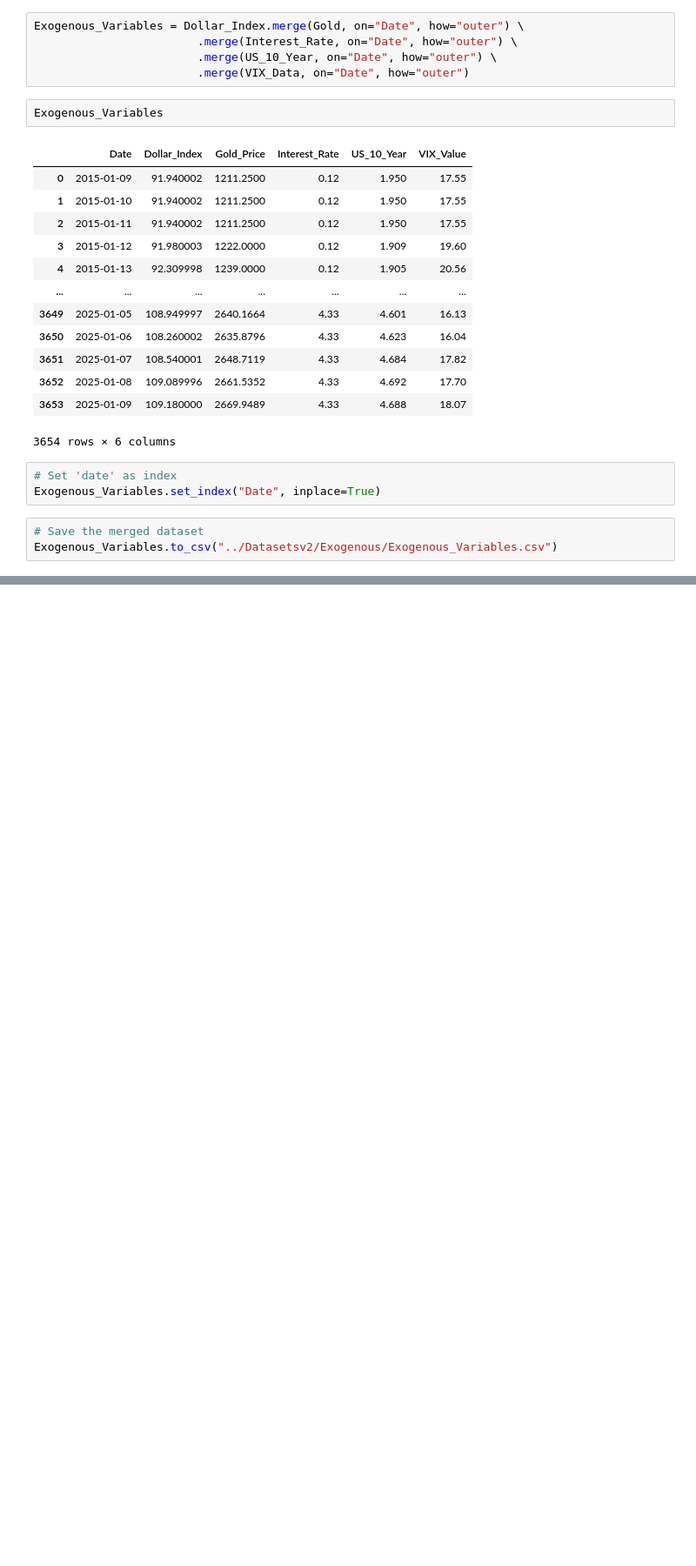
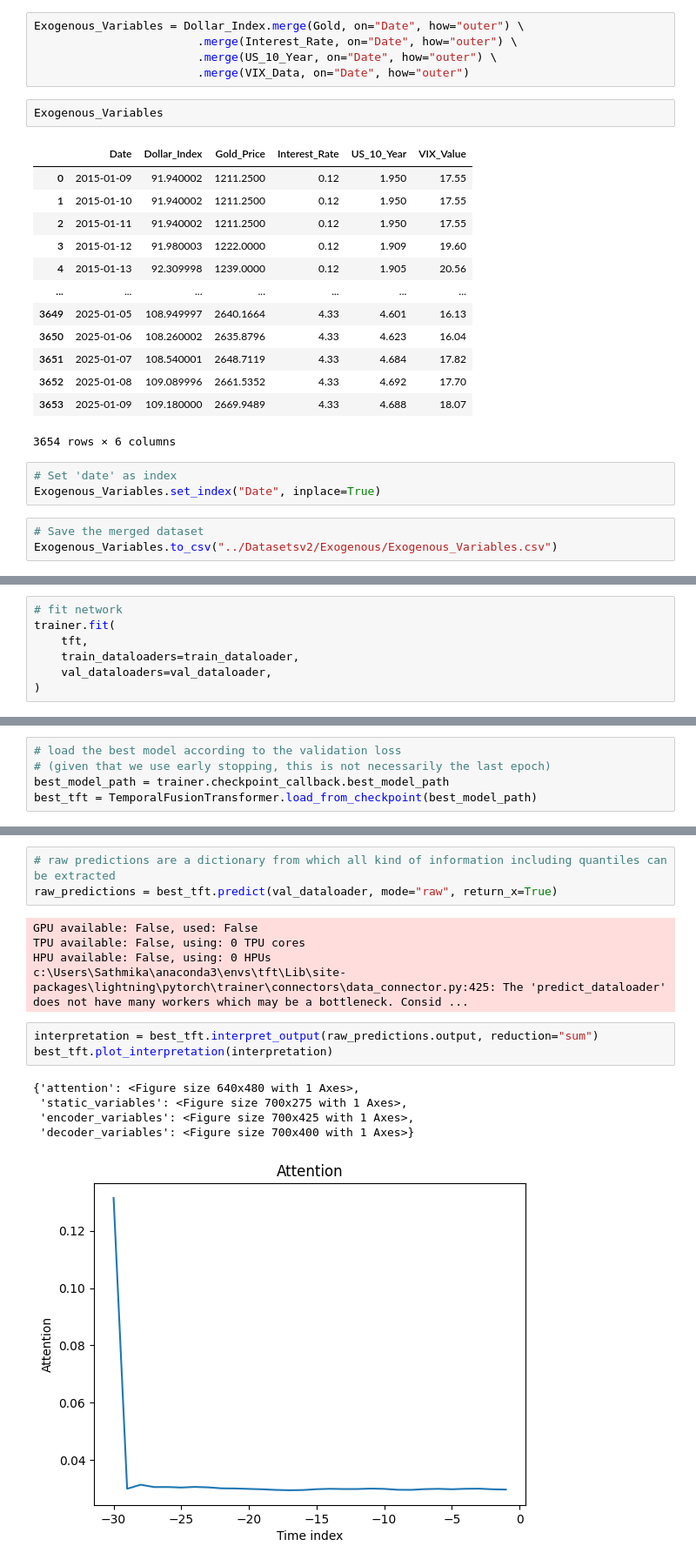
Before and after one commit to sathmikaDev/FYP, a Jupyter notebook: mainCode/main_tft.ipynb, the cells around one changed output, grey strips where cells are left out. Shown at 87% size. Drawn from its saved outputs; the diff is of its cells as text; blank space fills up the shorter version.

Commit message:
created the tft model

```diff
--- a/mainCode/main_tft.ipynb
+++ b/mainCode/main_tft.ipynb
@@ -44,0 +480,7 @@ Exogenous_Variables.to_csv("../Datasetsv2/Exogenous/Exogenous_Variables.csv")
+# %%
+# fit network
+trainer.fit(
+    tft,
+    train_dataloaders=train_dataloader,
+    val_dataloaders=val_dataloader,
+)
@@ -44,0 +507,5 @@ Exogenous_Variables.to_csv("../Datasetsv2/Exogenous/Exogenous_Variables.csv")
+# %%
+# load the best model according to the validation loss
+# (given that we use early stopping, this is not necessarily the last epoch)
+best_model_path = trainer.checkpoint_callback.best_model_path
+best_tft = TemporalFusionTransformer.load_from_checkpoint(best_model_path)
@@ -44,0 +515,17 @@ Exogenous_Variables.to_csv("../Datasetsv2/Exogenous/Exogenous_Variables.csv")
+# %%
+# raw predictions are a dictionary from which all kind of information including quantiles can be extracted
+raw_predictions = best_tft.predict(val_dataloader, mode="raw", return_x=True)
+# %% [output]
+GPU available: False, used: False
+TPU available: False, using: 0 TPU cores
+HPU available: False, using: 0 HPUs
+c:\Users\Sathmika\anaconda3\envs\tft\Lib\site-packages\lightning\pytorch\trainer\connectors\data_connector.py:425: The 'predict_dataloader' does not have many workers which may be a bottleneck. Consid ...
+# %%
+interpretation = best_tft.interpret_output(raw_predictions.output, reduction="sum")
+best_tft.plot_interpretation(interpretation)
+# %% [output]
+{'attention': <Figure size 640x480 with 1 Axes>,
+ 'static_variables': <Figure size 700x275 with 1 Axes>,
+ 'encoder_variables': <Figure size 700x425 with 1 Axes>,
+ 'decoder_variables': <Figure size 700x400 with 1 Axes>}
+[figure, added]
```
Also changed, not shown: parts of 47 cells of this notebook, 32 other files.
